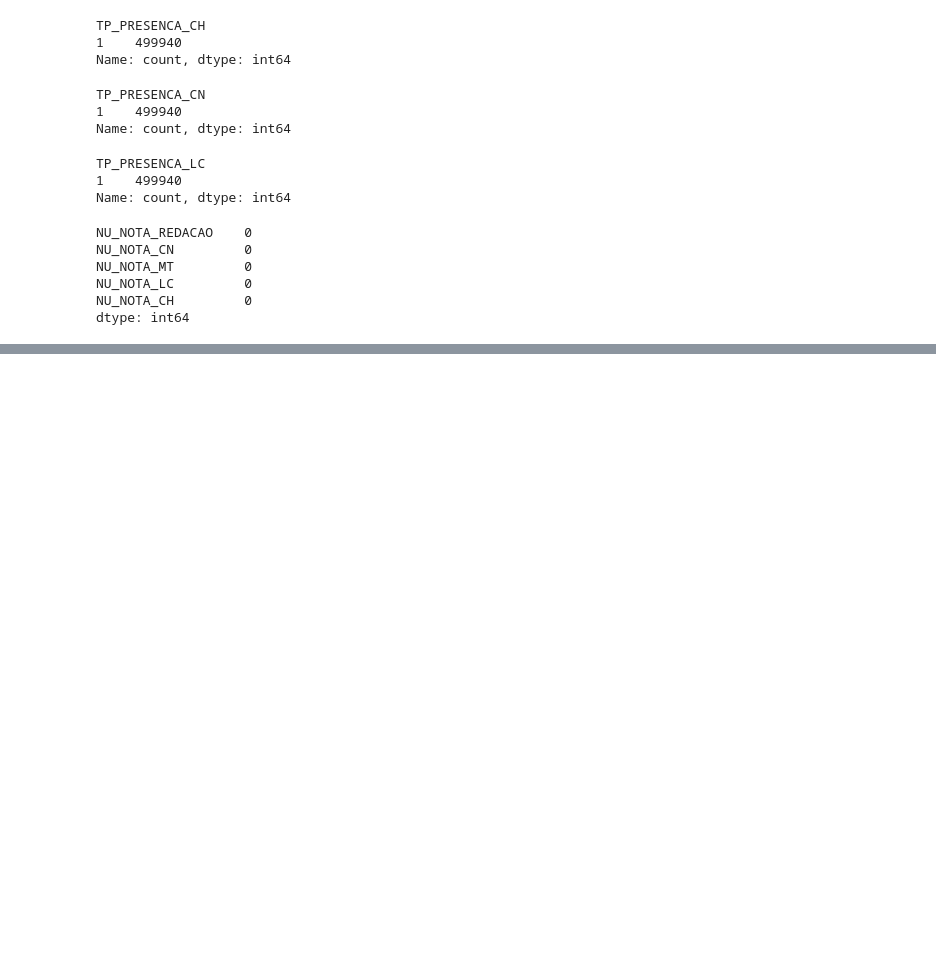
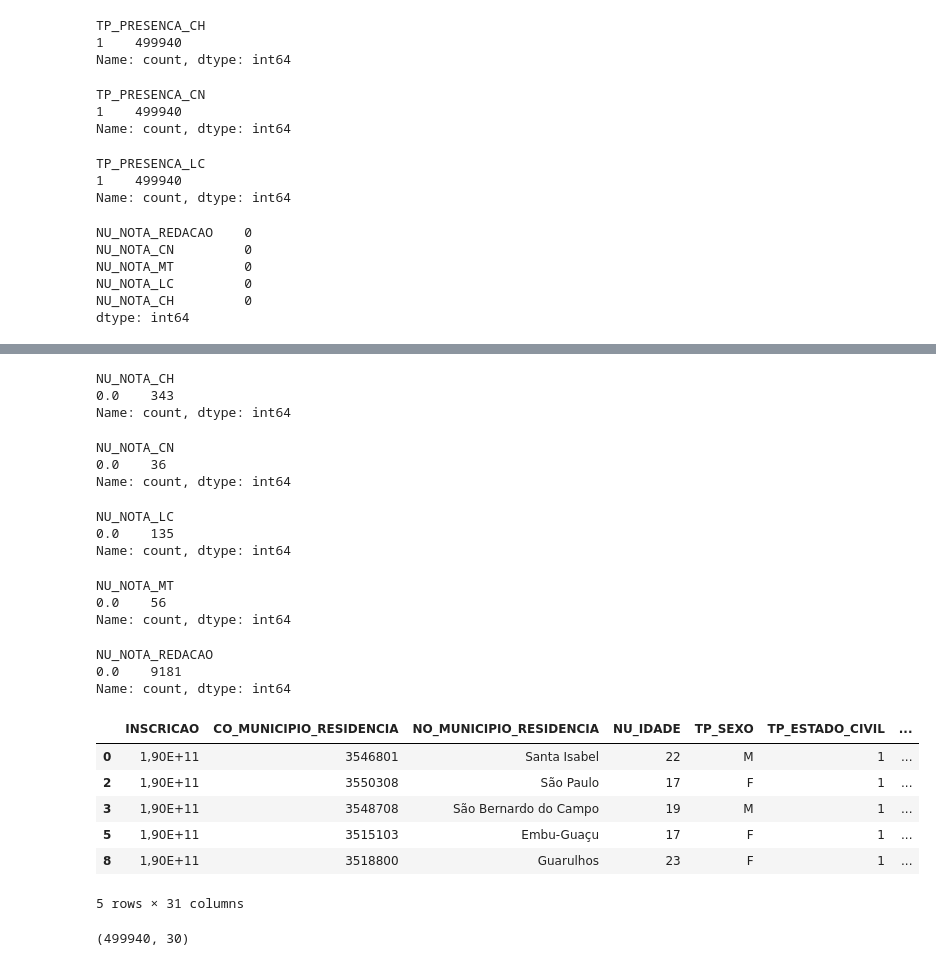
Before and after one commit to Rafael93rj/estudo-estatistico-enem, a Jupyter notebook: estruct-data.ipynb, the cells around one changed output, grey strips where cells are left out. Cells and saved outputs as stored; diff of their text form; code cells hidden in the pictures; blank space fills up the shorter version.

```diff
--- a/estruct-data.ipynb
+++ b/estruct-data.ipynb
@@ -279,0 +317,49 @@ dtype: int64
+# %%
+#Vestibulandos que zeraram as matérias
+
+#Ciências Humanas
+vestibulandos_classificados.query('NU_NOTA_CH == 0')['NU_NOTA_CH'].value_counts()
+# %% [output]
+NU_NOTA_CH
+0.0    343
+Name: count, dtype: int64
+# %%
+#Ciências Naturais
+vestibulandos_classificados.query('NU_NOTA_CN == 0')['NU_NOTA_CN'].value_counts()
+# %% [output]
+NU_NOTA_CN
+0.0    36
+Name: count, dtype: int64
+# %%
+#Linguagens e Códigos
+vestibulandos_classificados.query('NU_NOTA_LC == 0')['NU_NOTA_LC'].value_counts()
+# %% [output]
+NU_NOTA_LC
+0.0    135
+Name: count, dtype: int64
+# %%
+#Matemática
+vestibulandos_classificados.query('NU_NOTA_MT == 0')['NU_NOTA_MT'].value_counts()
+# %% [output]
+NU_NOTA_MT
+0.0    56
+Name: count, dtype: int64
+# %%
+#Redação
+vestibulandos_classificados.query('NU_NOTA_REDACAO == 0')['NU_NOTA_REDACAO'].value_counts()
+# %% [output]
+NU_NOTA_REDACAO
+0.0    9181
+Name: count, dtype: int64
+# %%
+#Verificando colunas
+
+vestibulandos_classificados.head()
+# %% [output]
+|  | INSCRICAO | CO_MUNICIPIO_RESIDENCIA | NO_MUNICIPIO_RESIDENCIA | NU_IDADE | TP_SEXO | TP_ESTADO_CIVIL | ... |
+| 0 | 1,90E+11 | 3546801 | Santa Isabel | 22 | M | 1 | ... |
+| 2 | 1,90E+11 | 3550308 | São Paulo | 17 | F | 1 | ... |
+| 3 | 1,90E+11 | 3548708 | São Bernardo do Campo | 19 | M | 1 | ... |
+| 5 | 1,90E+11 | 3515103 | Embu-Guaçu | 17 | F | 1 | ... |
+| 8 | 1,90E+11 | 3518800 | Guarulhos | 23 | F | 1 | ... |
+5 rows × 31 columns
@@ -279,0 +369,5 @@ dtype: int64
+# %%
+#Contagem das colunas e linhas
+vestibulandos_classificados.shape
+# %% [output]
+(499940, 30)
```
Also changed, not shown: parts of 7 cells of this notebook, 1 other file.
